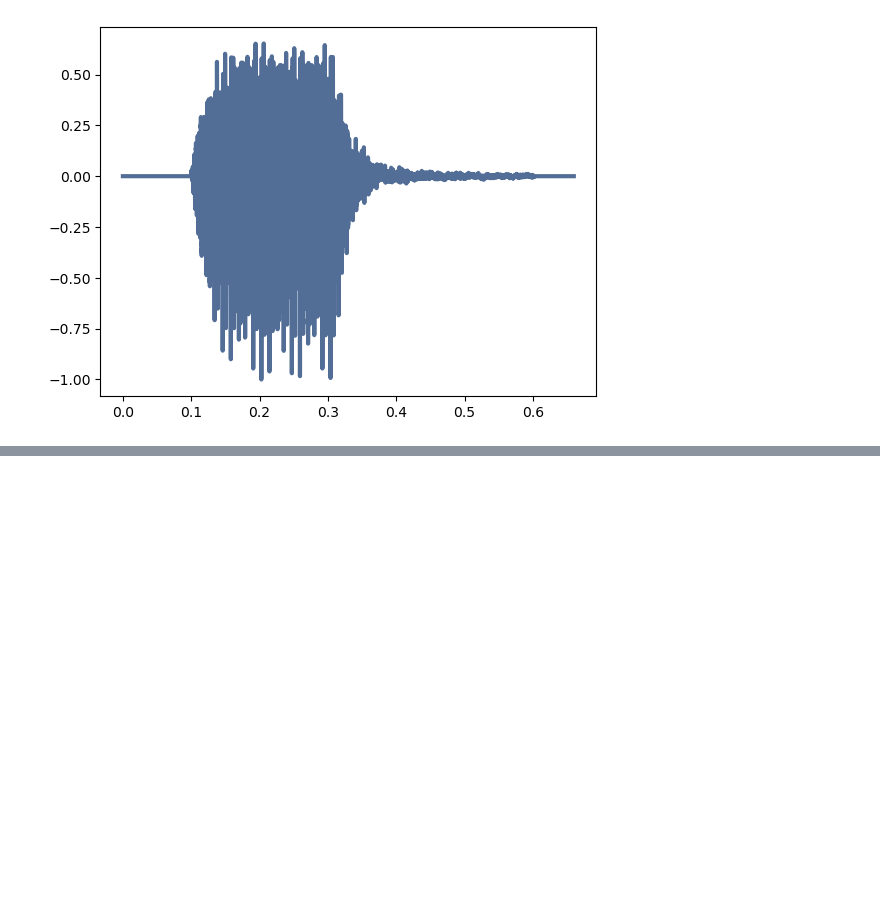
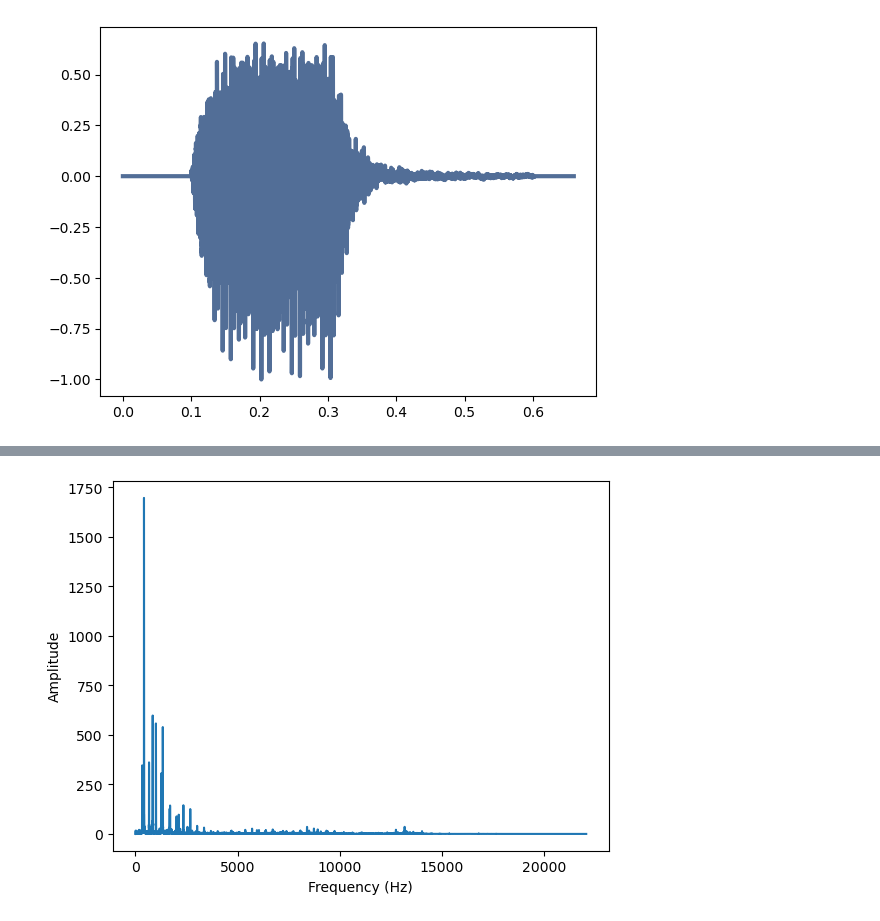
Before and after one commit to YUFOHON/sound, a Jupyter notebook: project.ipynb, the cells around one changed output, grey strips where cells are left out. Drawn from its saved outputs; the diff is of its cells as text; code cells hidden in the pictures; blank space fills up the shorter version.

```diff
--- a/project.ipynb
+++ b/project.ipynb
@@ -31,0 +45,7 @@ sp.plot(high=1000,shading='autp')
+# %%
+plt.plot(spectrum.fs, spectrum.amps)
+plt.xlabel('Frequency (Hz)')
+plt.ylabel('Amplitude')
+plt.show()
+# %% [output]
+[figure, added]
```
Also changed, not shown: parts of 9 cells of this notebook, 1 other file.
